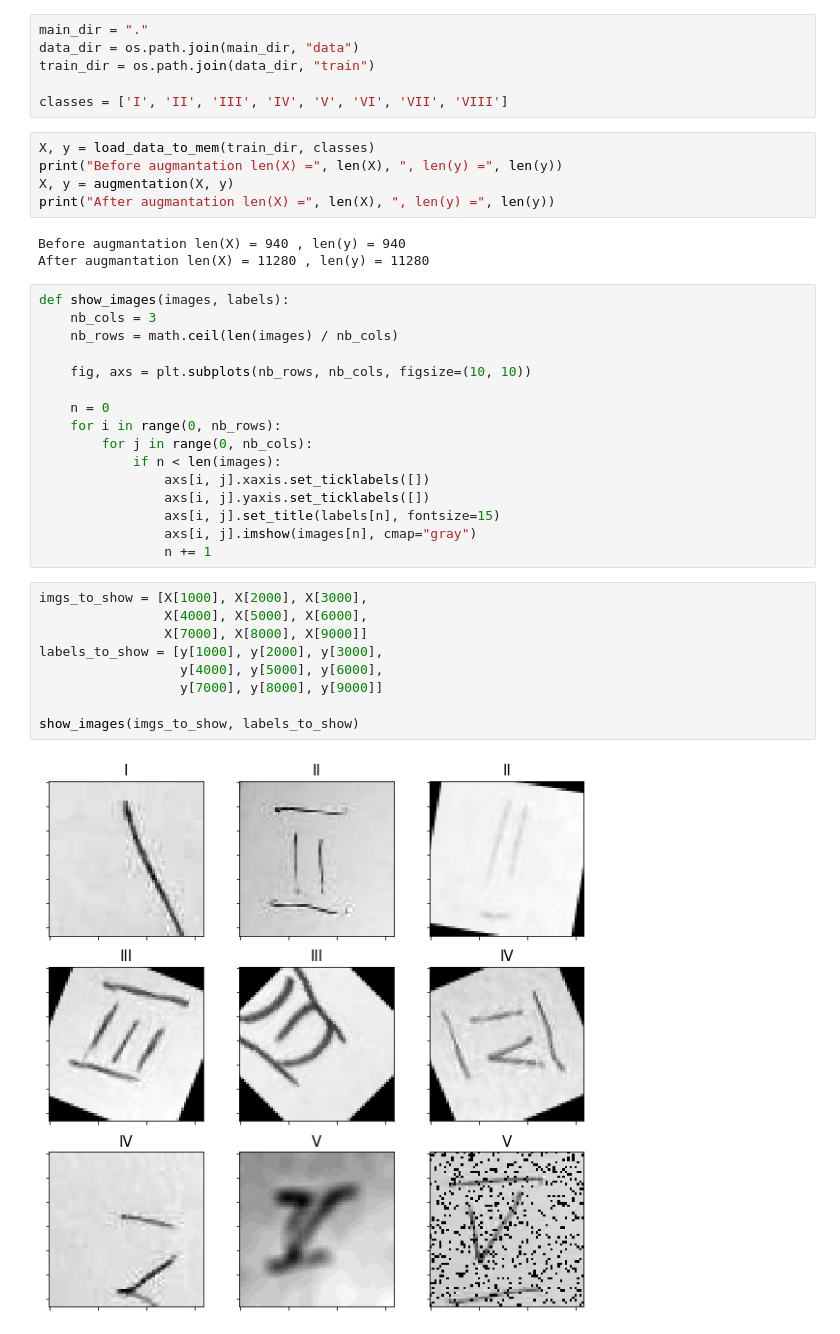
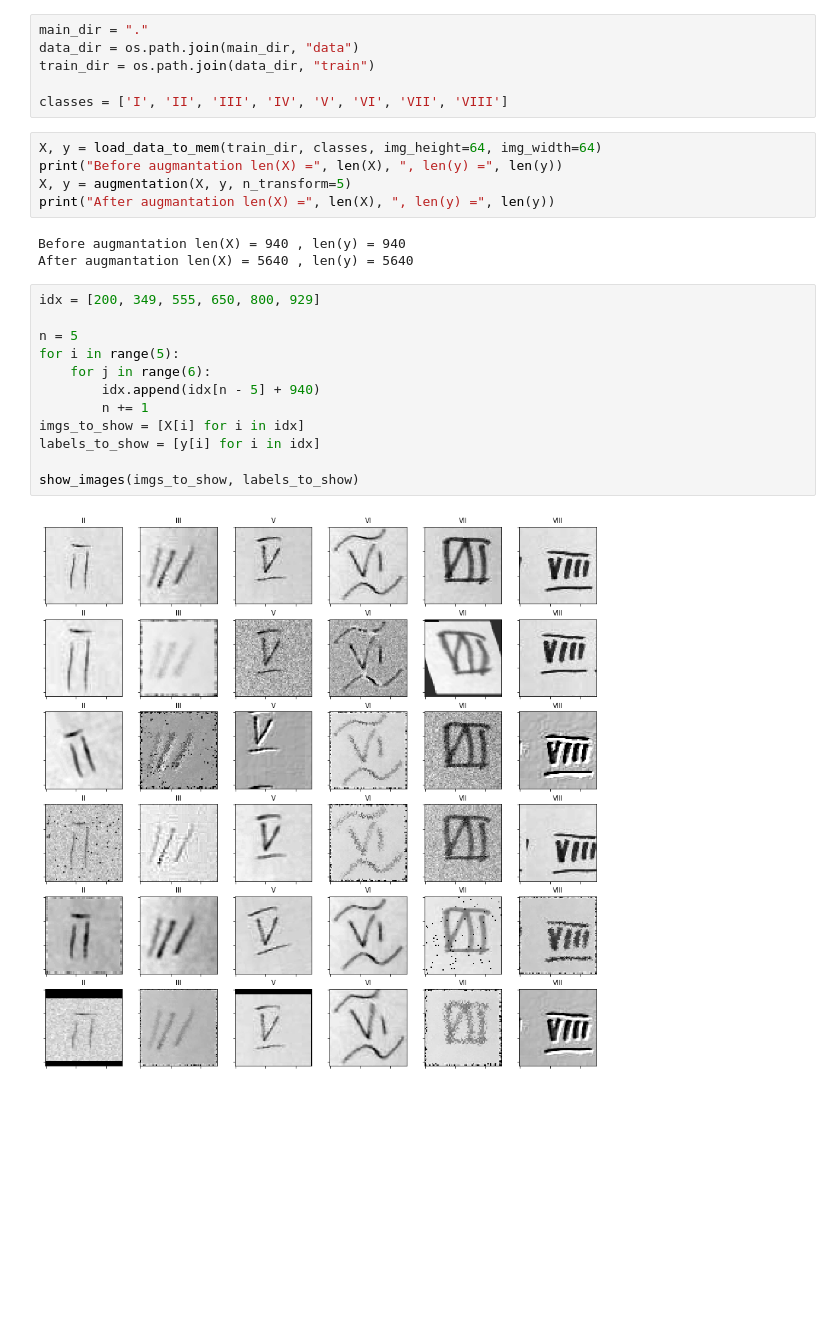
Before and after one commit to Vitalinsh/Roman-numbers-recognizer, a Jupyter notebook: Overview_augmented_images.ipynb, the cells around one changed output. Cells and saved outputs as stored; diff of their text form; blank space fills up the shorter version.

Commit message:
model1 prototype, update utils and augmantation

```diff
--- a/Overview_augmented_images.ipynb
+++ b/Overview_augmented_images.ipynb
@@ -12,37 +9,24 @@ train_dir = os.path.join(data_dir, "train")
 
 classes = ['I', 'II', 'III', 'IV', 'V', 'VI', 'VII', 'VIII']
 # %%
-X, y = load_data_to_mem(train_dir, classes)
+X, y = load_data_to_mem(train_dir, classes, img_height=64, img_width=64)
 print("Before augmantation len(X) =", len(X), ", len(y) =", len(y))
-X, y = augmentation(X, y)
+X, y = augmentation(X, y, n_transform=5)
 print("After augmantation len(X) =", len(X), ", len(y) =", len(y))
 # %% [output]
 Before augmantation len(X) = 940 , len(y) = 940
-After augmantation len(X) = 11280 , len(y) = 11280
+After augmantation len(X) = 5640 , len(y) = 5640
-# %%
-def show_images(images, labels):
-    nb_cols = 3
-    nb_rows = math.ceil(len(images) / nb_cols)
-
-    fig, axs = plt.subplots(nb_rows, nb_cols, figsize=(10, 10))
-
-    n = 0
-    for i in range(0, nb_rows):
-        for j in range(0, nb_cols):
-            if n < len(images):
-                axs[i, j].xaxis.set_ticklabels([])
-                axs[i, j].yaxis.set_ticklabels([])
-                axs[i, j].set_title(labels[n], fontsize=15)
-                axs[i, j].imshow(images[n], cmap="gray")
-                n += 1
-# %%
-imgs_to_show = [X[1000], X[2000], X[3000],
-                X[4000], X[5000], X[6000],
-                X[7000], X[8000], X[9000]]
-labels_to_show = [y[1000], y[2000], y[3000],
-                  y[4000], y[5000], y[6000],
-                  y[7000], y[8000], y[9000]]
-
-show_images(imgs_to_show, labels_to_show)
-# %% [output]
-[figure, removed]
+# %%
+idx = [200, 349, 555, 650, 800, 929]
+
+n = 5
+for i in range(5):
+    for j in range(6):
+        idx.append(idx[n - 5] + 940)
+        n += 1
+imgs_to_show = [X[i] for i in idx]
+labels_to_show = [y[i] for i in idx]
+
+show_images(imgs_to_show, labels_to_show)
+# %% [output]
+[figure, added]
```
Also changed, not shown: parts of 1 cell of this notebook, 5 other files.
